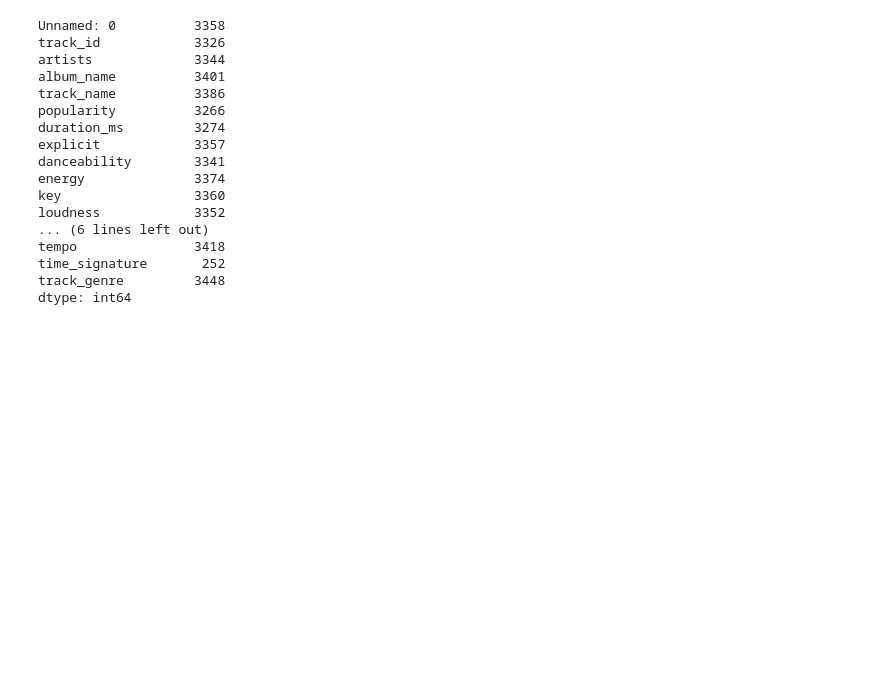
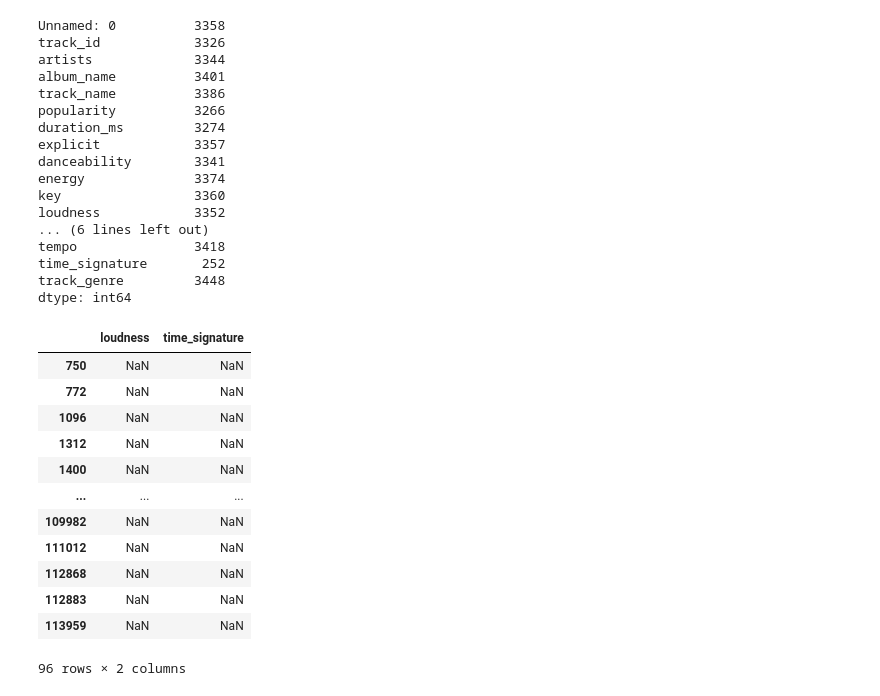
Before and after one commit to elifnuryaygin03/elifnuryaygin, a Jupyter notebook: notebook3b8a5575bd.ipynb, the cells around one changed output. Drawn from its saved outputs; the diff is of its cells as text; code cells hidden in the pictures; blank space fills up the shorter version.

```diff
--- a/notebook3b8a5575bd.ipynb
+++ b/notebook3b8a5575bd.ipynb
@@ -722,3 +722,19 @@ tempo               3418
 time_signature       252
 track_genre         3448
 dtype: int64
+# %%
+df_categorical_fillna[df_categorical_fillna[["loudness", "time_signature"]].isna().all(axis=1)][["loudness", "time_signature"]]
+# %% [output]
+|  | loudness | time_signature |
+| 750 | NaN | NaN |
+| 772 | NaN | NaN |
+| 1096 | NaN | NaN |
+| 1312 | NaN | NaN |
+| 1400 | NaN | NaN |
+| ... | ... | ... |
+| 109982 | NaN | NaN |
+| 111012 | NaN | NaN |
+| 112868 | NaN | NaN |
+| 112883 | NaN | NaN |
+| 113959 | NaN | NaN |
+96 rows × 2 columns
```
